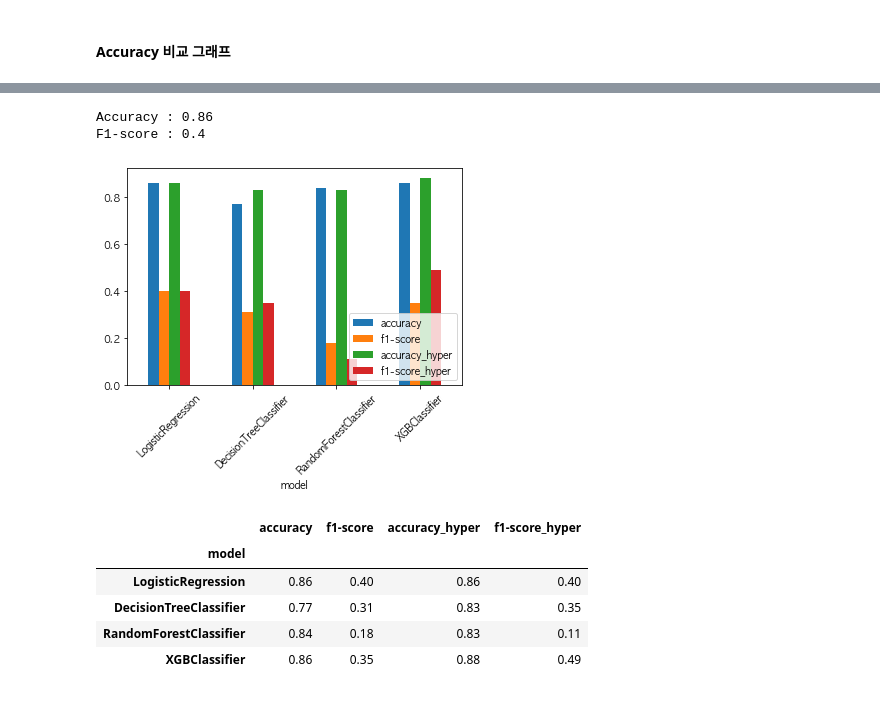
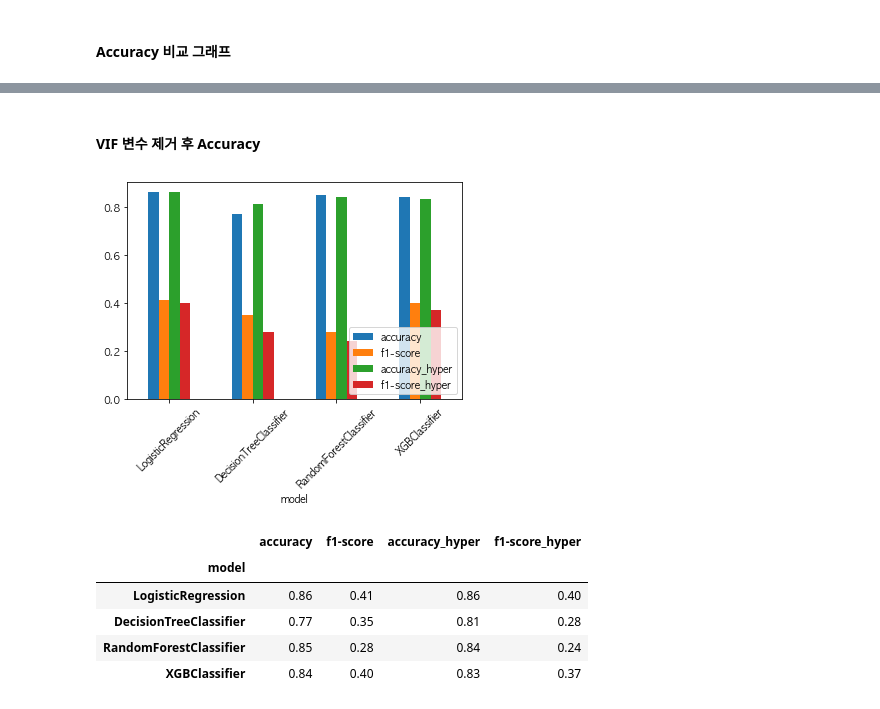
Before and after one commit to lee-jong-gu/attrition, a Jupyter notebook: att_md.ipynb, the cells around one changed output, grey strips where cells are left out. Saved outputs shown, nothing was run; the diff lists cells and outputs as text; code cells hidden in the pictures.

```diff
--- a/att_md.ipynb
+++ b/att_md.ipynb
@@ -709,13 +757,6 @@ vif.sort_values(by='VIF Factor',ascending=False)
 | 17 | 1.062901 | WorkLifeBalance |
 | 6 | 1.058828 | JobInvolvement |
 | 4 | 1.044995 | EnvironmentSatisfaction |
-# %%
-df_copy['YearsDiffCompany'] = df_copy['TotalWorkingYears'] - df_copy['YearsAtCompany']
-
-# 경력기간 컬럼 삭제, 다른 회사 기간 컬럼 추가
-df_copy.drop(['TotalWorkingYears'],axis=1,inplace=True)
-int_col.remove('TotalWorkingYears')
-int_col.append('YearsDiffCompany')
 # %% [markdown]
 #### VIF가 높은 변수를 제거하고 다시 VIF를 확인하면?
 # %%
@@ -951,15 +996,13 @@ import xgboost as xgb
 # %%
 # 스케일링 및 라벨인코더
 
-# 랜덤시드 배정해서 모델을 다시 돌려도 결과가 똑같게 나오게 하자
-#
-
-df_copy[int_col] = StandardScaler().fit_transform(df_copy[int_col])
+df_copy[int_col] = RobustScaler().fit_transform(df_copy[int_col])
 
 object_le = LabelEncoder()
-df_copy[object_col].apply(object_le.fit_transform)
+df[object_col].apply(object_le.fit_transform)
 
 x = pd.concat([df[object_col].apply(object_le.fit_transform),df_copy[int_col]],axis=1)
+x.drop(index=yearssincelastpromotion_outlier.index,inplace=True)
 # %%
 # target data(종속변수)
 
@@ -1379,22 +1432,25 @@ df_new_copy[object_col].apply(object_le.fit_transform)
 
 x_new = pd.concat([df_new_copy[object_col].apply(object_le.fit_transform),df_copy[int_col]],axis=1)
 # target data(종속변수)
-
+x_new.drop(index=yearssincelastpromotion_outlier.index,inplace=True)
 target_new = x_new['Attrition']
 x_new.drop('Attrition',axis=1,inplace=True)
 x_new.drop('JobLevel',axis=1,inplace=True)
+x_new.drop('TotalWorkingYears',axis=1,inplace=True)
+# %% [markdown]
+#### VIF 변수 제거 후 Accuracy
 # %%
-x_new_train, x_new_test, y_new_train, y_new_test = train_test_split(x_new,target_new,test_size=0.2,random_state=42,stratify=target)
+x_new_train, x_new_test, y_new_train, y_new_test = train_test_split(x_new,target_new,test_size=0.2,random_state=42,stratify=target_new)
 
 lr_new_model = LogisticRegression(random_state=42)
 lr_new_model.fit(x_new_train,y_new_train)
 y_new_pred = lr_new_model.predict(x_new_test)
-score(y_new_test,y_new_pred)
+
 # 정확도 저장
 model_score_new = []
 model_score_new.append({'model':'LogisticRegression',
                     'accuracy':round(accuracy_score(y_new_test,y_new_pred),2),
-                    'f1-score':round(f1_score(y_test,y_new_pred),2)})
+                    'f1-score':round(f1_score(y_new_test,y_new_pred),2)})
 
 clf_new_model = DecisionTreeClassifier(random_state=42)
 clf_new_model.fit(x_new_train,y_new_train)
@@ -1402,7 +1458,7 @@ y_new_pred = clf_new_model.predict(x_new_test)
 # 정확도 저장
 model_score_new.append({'model':'DecisionTreeClassifier',
                     'accuracy':round(accuracy_score(y_new_test,y_new_pred),2),
-                    'f1-score':round(f1_score(y_test,y_new_pred),2)})
+                    'f1-score':round(f1_score(y_new_test,y_new_pred),2)})
 
 rf_new_model = RandomForestClassifier(random_state=42)
 rf_new_model.fit(x_new_train,y_new_train)
@@ -1410,7 +1466,7 @@ y_new_pred = rf_new_model.predict(x_new_test)
 # 정확도 저장
 model_score_new.append({'model':'RandomForestClassifier',
                     'accuracy':round(accuracy_score(y_new_test,y_new_pred),2),
-                    'f1-score':round(f1_score(y_test,y_new_pred),2)})
+                    'f1-score':round(f1_score(y_new_test,y_new_pred),2)})
 
 xgb_new_model = xgb.XGBClassifier(random_state=42,use_label_encoder=False,eval_metric='logloss')
 xgb_new_model.fit(x_new_train,y_new_train)
@@ -1418,14 +1474,14 @@ y_new_pred = xgb_new_model.predict(x_new_test)
 # 정확도 저장
 model_score_new.append({'model':'XGBClassifier',
                     'accuracy':round(accuracy_score(y_new_test,y_new_pred),2),
-                    'f1-score':round(f1_score(y_test,y_new_pred),2)})
+                    'f1-score':round(f1_score(y_new_test,y_new_pred),2)})
 
 
 # 하이퍼파라미터
 lr_model = LogisticRegression(random_state=42)
 param_grid = {'C':[0.01,0.1,1,5,10],
-             'max_iter':[10000,30000]}
-grid_cv = GridSearchCV(lr_model,param_grid = param_grid, cv=4, n_jobs=-1)
+             'max_iter':[100,250,500,1000,5000,10000,30000]}
+grid_cv = GridSearchCV(lr_model,param_grid = param_grid, cv=5, n_jobs=-1)
 grid_cv.fit(x_new_train,y_new_train)
 lr_model_hyper = grid_cv.best_estimator_
 lr_hyper_pred = lr_model_hyper.predict(x_new_test)
@@ -1440,7 +1496,7 @@ clf_model = DecisionTreeClassifier(random_state=42)
 param_grid = {'max_depth':[6,8,10,12],
              'min_samples_leaf':[8,12,18],
              'min_samples_split':[8,16,20]}
-grid_cv = GridSearchCV(clf_model,param_grid = param_grid, cv=4,n_jobs=-1)
+grid_cv = GridSearchCV(clf_model,param_grid = param_grid, cv=5,n_jobs=-1)
 grid_cv.fit(x_new_train,y_new_train)
 clf_model_hyper = grid_cv.best_estimator_ # 최적화 값을 가지고 다시 예측
 clf_hyper_pred = clf_model_hyper.predict(x_new_test)
@@ -1451,10 +1507,11 @@ model_hyper_score_new.append({'model':'DecisionTreeClassifier',
 
 # RandomForest Model HyperParameter
 rf_model = RandomForestClassifier(random_state=42)
-param_grid = {'max_depth':[6,8,10,12],
-             'min_samples_leaf':[8,12,18],
-             'min_samples_split':[8,16,20]}
-grid_cv = GridSearchCV(rf_model,param_grid = param_grid, cv=4,n_jobs=-1)
+param_grid = {'n_estimators':[10,100],
+              'max_depth':[4,6,8,10,12],
+             'min_samples_leaf':[1,2,4,6,8,12,18],
+             'min_samples_split':[2,4,6,8,16,20,24,26]}
+grid_cv = GridSearchCV(rf_model,param_grid = param_grid, cv=5,n_jobs=-1)
 grid_cv.fit(x_new_train,y_new_train)
 rf_model_hyper = grid_cv.best_estimator_ # 최적화 값
 rf_hyper_pred = rf_model_hyper.predict(x_new_test)
@@ -1462,40 +1519,38 @@ rf_hyper_pred = rf_model_hyper.predict(x_new_test)
 model_hyper_score_new.append({'model':'RandomForestClassifier',
                           'accuracy':round(accuracy_score(y_new_test,rf_hyper_pred),2),
                     'f1-score':round(f1_score(y_new_test,rf_hyper_pred),2)})
 
 # XGBoost HyperParameter
 
 xgb_model = xgb.XGBClassifier(random_state=42,use_label_encoder=False,eval_metric='logloss')
 param_grid = {'booster':['gbtree'],
               'max_depth':[6,8,10,12],
               'min_child_weight':[8,12,18],
               'objective':['binary:logistic']}
-grid_cv = GridSearchCV(xgb_model,param_grid = param_grid, cv=4, n_jobs=-1)
+grid_cv = GridSearchCV(xgb_model,param_grid = param_grid, cv=5, n_jobs=-1)
 grid_cv.fit(x_new_train,y_new_train)
 xgb_model_hyper = grid_cv.best_estimator_ # 최적화 값
 xgb_hyper_pred = xgb_model_hyper.predict(x_new_test)
 # 정확도 저장
 model_hyper_score_new.append({'model':'XGBClassifier',
                           'accuracy':round(accuracy_score(y_new_test,xgb_hyper_pred),2),
                     'f1-score':round(f1_score(y_new_test,xgb_hyper_pred),2)})
 
 model_score_df_new = pd.merge(pd.DataFrame(model_score_new),pd.DataFrame(model_hyper_score_new),on='model')
 
 model_score_df_new = pd.merge(pd.DataFrame(model_score_new),pd.DataFrame(model_hyper_score_new),on='model')
 model_score_df_new.rename(columns={'accuracy_x':'accuracy','f1-score_x':'f1-score','accuracy_y':'accuracy_hyper','f1-score_y':'f1-score_hyper'},inplace=True)
 model_score_df_new.set_index(keys='model',drop=True,inplace=True)
 model_score_df_new.plot(kind='bar')
 plt.xticks(rotation=45)
 plt.legend(loc='lower right')
 plt.show()
 model_score_df_new
 # %% [output]
-Accuracy : 0.86
-F1-score : 0.4
-[figure, old version]
+[figure, new version]
 |  | accuracy | f1-score | accuracy_hyper | f1-score_hyper |
 | model |  |  |  |  |
-| LogisticRegression | 0.86 | 0.40 | 0.86 | 0.40 |
-| DecisionTreeClassifier | 0.77 | 0.31 | 0.83 | 0.35 |
-| RandomForestClassifier | 0.84 | 0.18 | 0.83 | 0.11 |
-| XGBClassifier | 0.86 | 0.35 | 0.88 | 0.49 |
+| LogisticRegression | 0.86 | 0.41 | 0.86 | 0.40 |
+| DecisionTreeClassifier | 0.77 | 0.35 | 0.81 | 0.28 |
+| RandomForestClassifier | 0.85 | 0.28 | 0.84 | 0.24 |
+| XGBClassifier | 0.84 | 0.40 | 0.83 | 0.37 |
```
Also changed, not shown: parts of 71 cells of this notebook.
